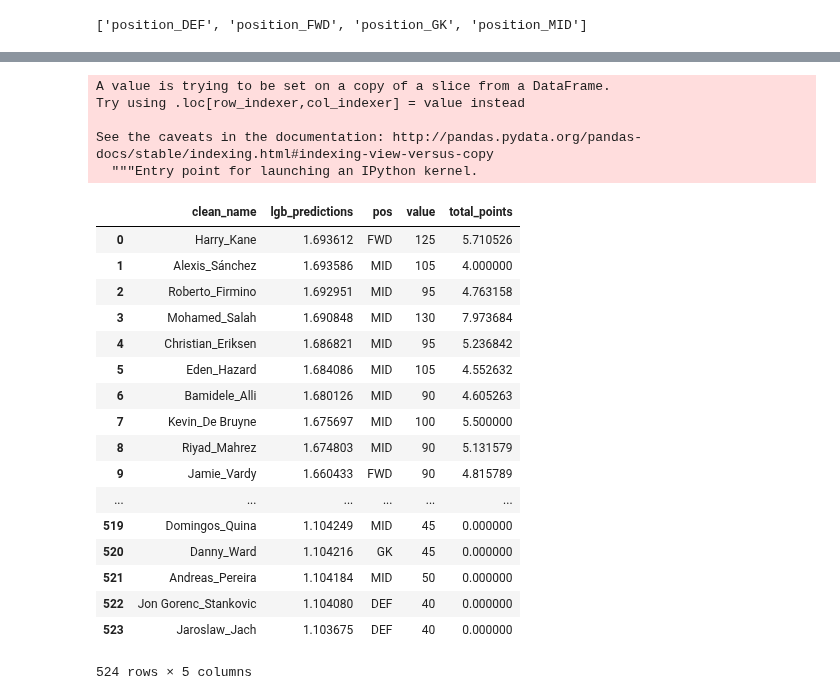
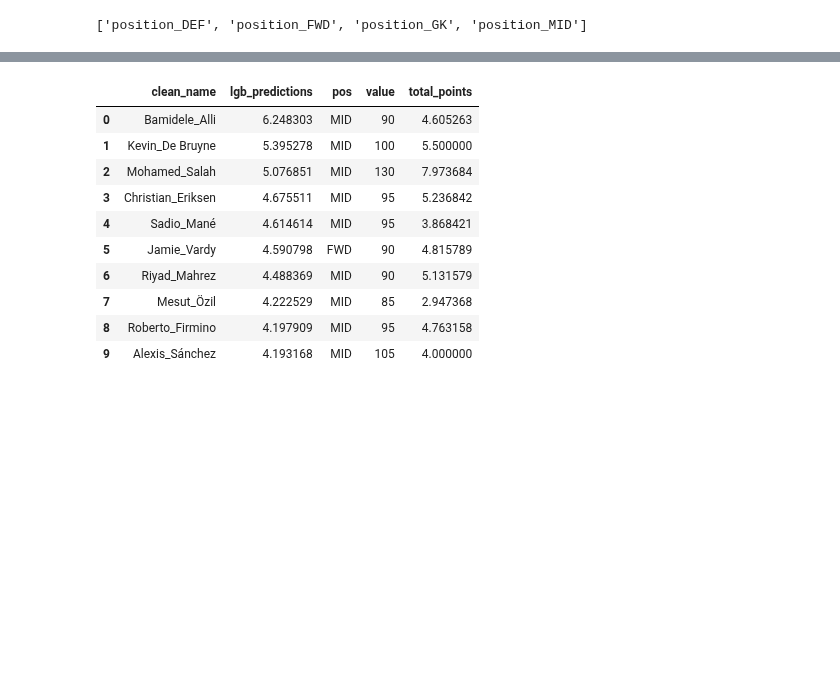
Before and after one commit to stevieg3/fpl-analysis, a Jupyter notebook: scripts/(1) Clean and LGBM forecast.ipynb, the cells around one changed output, grey strips where cells are left out. Cells and saved outputs as stored; diff of their text form; code cells hidden in the pictures; blank space fills up the shorter version.

```diff
--- a/scripts/(1) Clean and LGBM forecast.ipynb
+++ b/scripts/(1) Clean and LGBM forecast.ipynb
@@ -154,0 +144,5 @@ lgb_params = {'max_bin': 10,
+# %%
+lgb_params = {
+ 'boosting_type': 'gbdt',
+ 'objective': 'regression',
+ 'metric': 'l1',}
@@ -155,2 +151,6 @@ lgb_params = {'max_bin': 10,
 # %%
 d_train = lgb.Dataset(train.loc[:,MODEL_VALS], label=train.total_points)
+
+y_pred=test.loc[:,MODEL_VALS]
+
+model =  lgb.train(params=lgb_params,train_set=d_train)
@@ -159,2 +156,0 @@ y_pred=test.loc[:,MODEL_VALS]
-# %%
-model =  lgb.train(lgb_params, d_train)
@@ -184,34 +184,21 @@ first_week = player_df.loc[(player_df.season == '2018-19')
                            & (player_df.gw == 1),:]
 # %%
 first_week['lgb_predictions'] = model.predict(first_week.loc[:,MODEL_VALS])
-# %% [output]
-A value is trying to be set on a copy of a slice from a DataFrame.
-Try using .loc[row_indexer,col_indexer] = value instead
-
-See the caveats in the documentation: http://pandas.pydata.org/pandas-docs/stable/indexing.html#indexing-view-versus-copy
-  """Entry point for launching an IPython kernel.
 # %%
 selection_df = first_week[['clean_name','lgb_predictions','pos','value']].sort_values(by='lgb_predictions',ascending=False).merge(prev_mean,on='clean_name',how='left')
 # %%
-selection_df
+selection_df.head(10)
 # %% [output]
 |  | clean_name | lgb_predictions | pos | value | total_points |
-| 0 | Harry_Kane | 1.693612 | FWD | 125 | 5.710526 |
-| 1 | Alexis_Sánchez | 1.693586 | MID | 105 | 4.000000 |
-| 2 | Roberto_Firmino | 1.692951 | MID | 95 | 4.763158 |
-| 3 | Mohamed_Salah | 1.690848 | MID | 130 | 7.973684 |
-| 4 | Christian_Eriksen | 1.686821 | MID | 95 | 5.236842 |
-| 5 | Eden_Hazard | 1.684086 | MID | 105 | 4.552632 |
-| 6 | Bamidele_Alli | 1.680126 | MID | 90 | 4.605263 |
-| 7 | Kevin_De Bruyne | 1.675697 | MID | 100 | 5.500000 |
-| 8 | Riyad_Mahrez | 1.674803 | MID | 90 | 5.131579 |
-| 9 | Jamie_Vardy | 1.660433 | FWD | 90 | 4.815789 |
-| ... | ... | ... | ... | ... | ... |
-| 519 | Domingos_Quina | 1.104249 | MID | 45 | 0.000000 |
-| 520 | Danny_Ward | 1.104216 | GK | 45 | 0.000000 |
-| 521 | Andreas_Pereira | 1.104184 | MID | 50 | 0.000000 |
-| 522 | Jon Gorenc_Stankovic | 1.104080 | DEF | 40 | 0.000000 |
-| 523 | Jaroslaw_Jach | 1.103675 | DEF | 40 | 0.000000 |
+| 0 | Bamidele_Alli | 6.248303 | MID | 90 | 4.605263 |
+| 1 | Kevin_De Bruyne | 5.395278 | MID | 100 | 5.500000 |
+| 2 | Mohamed_Salah | 5.076851 | MID | 130 | 7.973684 |
+| 3 | Christian_Eriksen | 4.675511 | MID | 95 | 5.236842 |
+| 4 | Sadio_Mané | 4.614614 | MID | 95 | 3.868421 |
+| 5 | Jamie_Vardy | 4.590798 | FWD | 90 | 4.815789 |
+| 6 | Riyad_Mahrez | 4.488369 | MID | 90 | 5.131579 |
+| 7 | Mesut_Özil | 4.222529 | MID | 85 | 2.947368 |
+| 8 | Roberto_Firmino | 4.197909 | MID | 95 | 4.763158 |
+| 9 | Alexis_Sánchez | 4.193168 | MID | 105 | 4.000000 |
-524 rows × 5 columns
 # %%
 selection_df.to_pickle('../data/selection_df.pkl')
```
Also changed, not shown: parts of 14 cells of this notebook, 3 other files.
